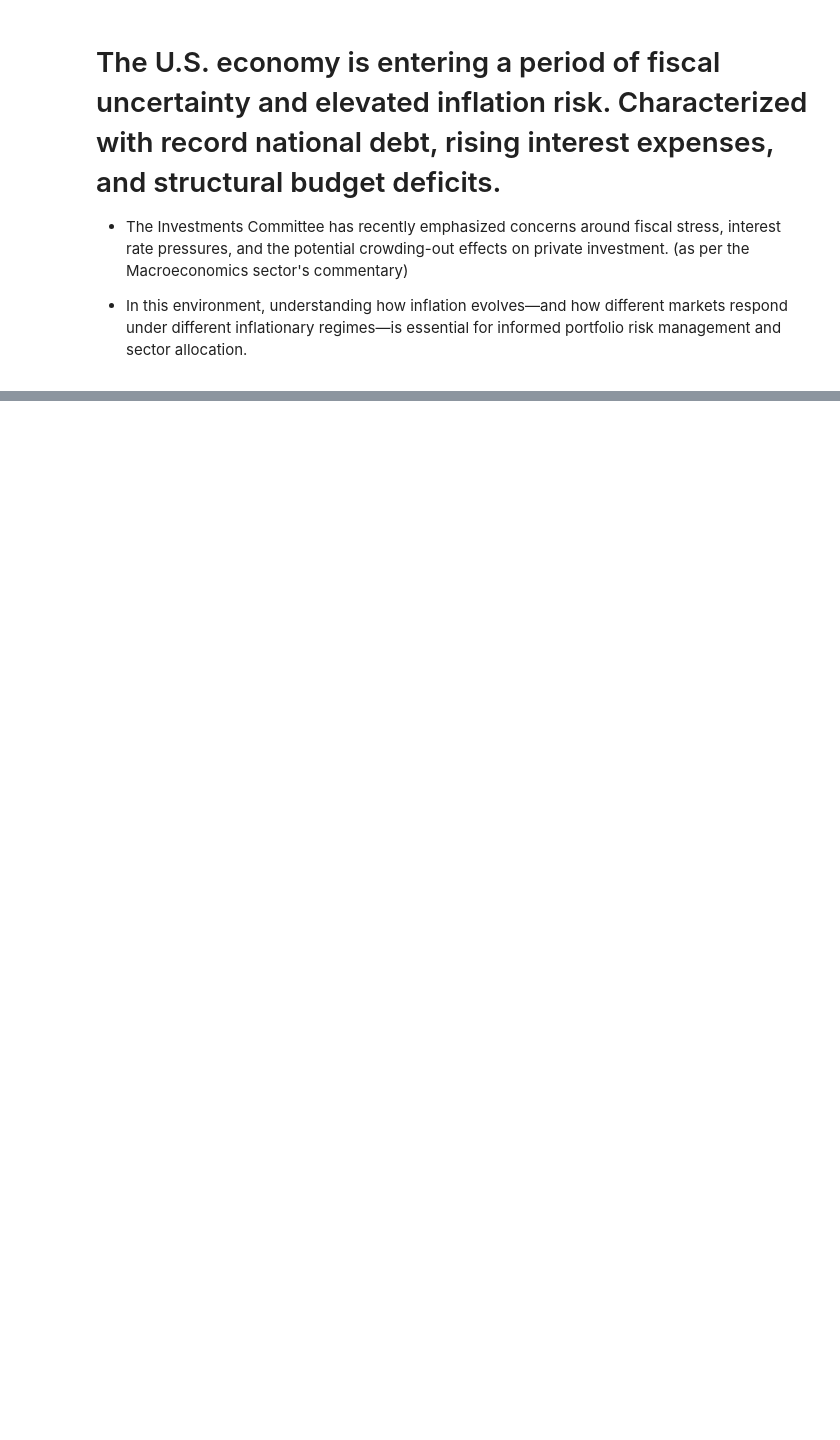
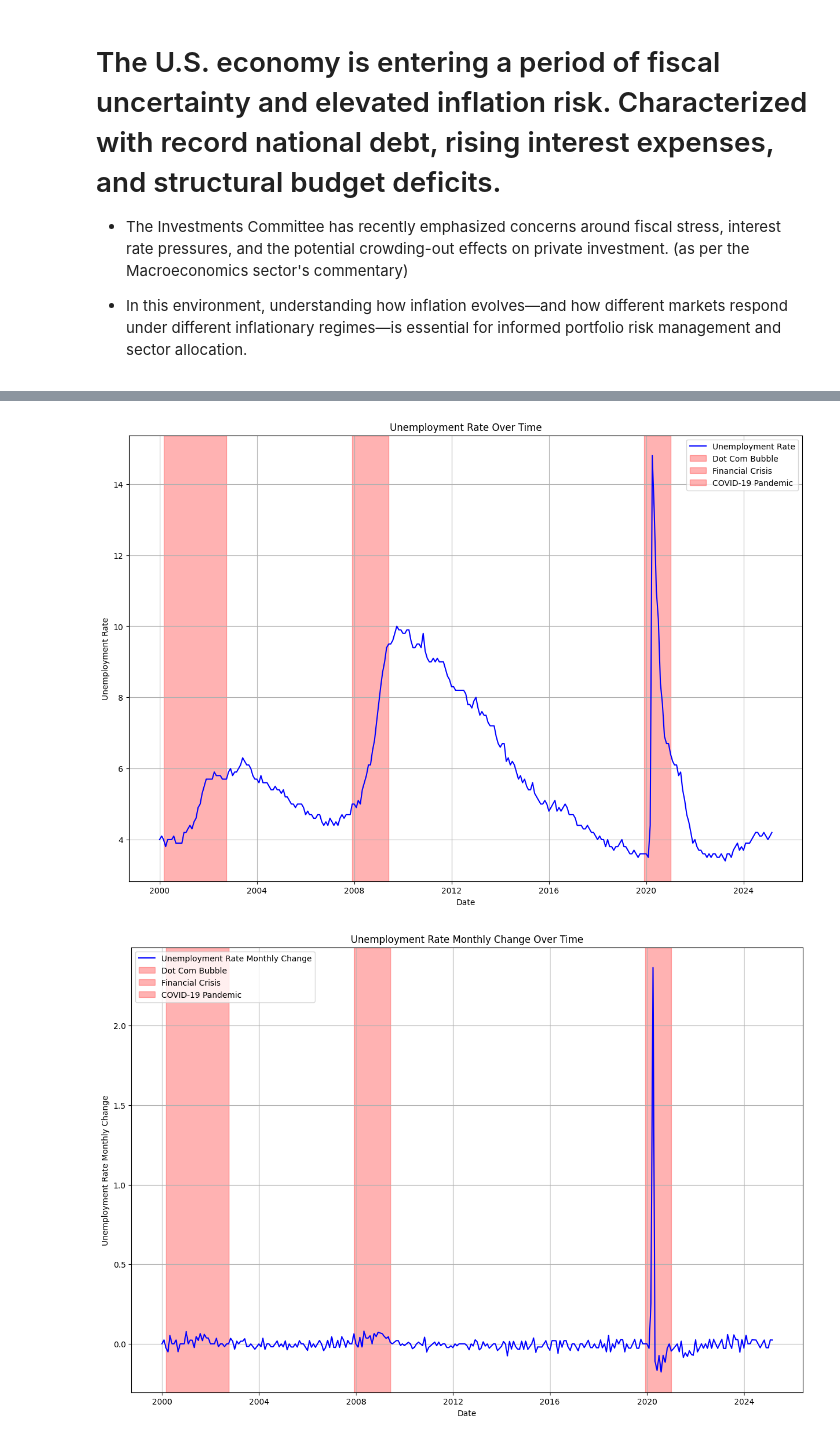
Before and after one commit to JackDamato/IC-Quant-Final-Project, a Jupyter notebook: JackDamatoFinal.ipynb, the cells around one changed output, grey strips where cells are left out. Drawn from its saved outputs; the diff is of its cells as text; code cells hidden in the pictures; blank space fills up the shorter version.

```diff
--- a/JackDamatoFinal.ipynb
+++ b/JackDamatoFinal.ipynb
@@ -30,0 +107,29 @@ import numpy as np
+# %%
+# Now lets look at the unemployment rate
+plt.figure(figsize=(15, 10))
+plt.plot(UNRATE["DATE"], UNRATE["UNRATE"], label="Unemployment Rate", color="blue")
+for label, (start, end) in notable_date_ranges.items():
+    plt.axvspan(pd.to_datetime(start), pd.to_datetime(end), color='red', alpha=0.3, label=label)
+
+plt.title("Unemployment Rate Over Time")
+plt.xlabel("Date")
+plt.ylabel("Unemployment Rate")
+plt.legend()
+plt.grid()
+plt.show()
+
+# Now lets look at the change in unemployment rate
+plt.figure(figsize=(15, 10))
+plt.plot(UNRATE_monthly_change["DATE"], UNRATE_monthly_change["UNRATE"], label="Unemployment Rate Monthly Change", color="blue")
+for label, (start, end) in notable_date_ranges.items():
+    plt.axvspan(pd.to_datetime(start), pd.to_datetime(end), color='red', alpha=0.3, label=label)
+
+plt.title("Unemployment Rate Monthly Change Over Time")
+plt.xlabel("Date")
+plt.ylabel("Unemployment Rate Monthly Change")
+plt.legend()
+plt.grid()
+plt.show()
+# %% [output]
+[figure, added]
+[figure, added]
```
Also changed, not shown: parts of 7 cells of this notebook, 4 other files.
